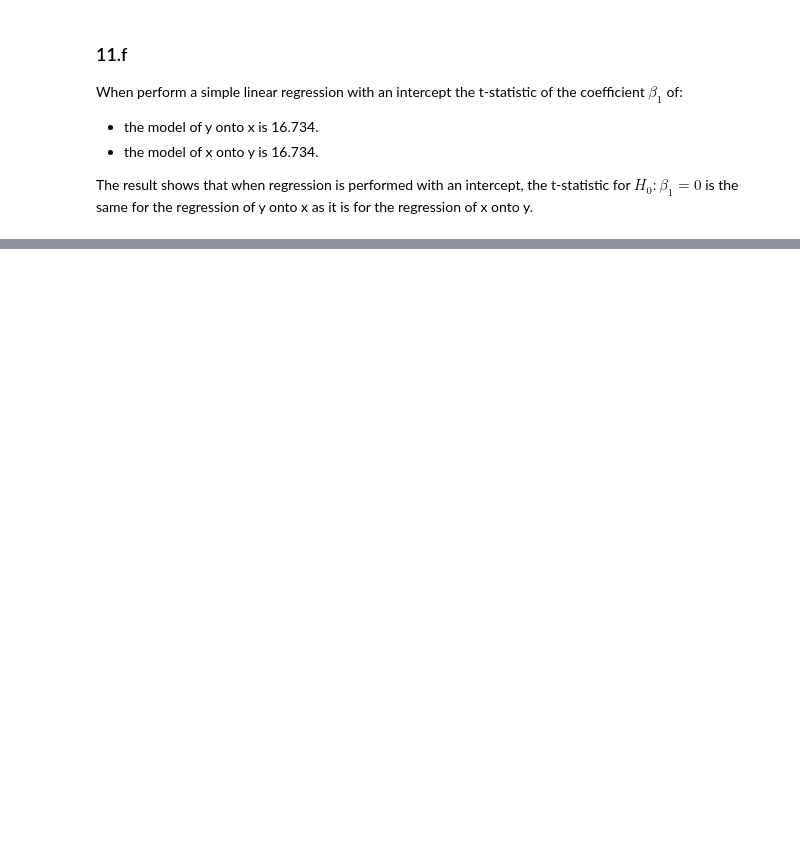
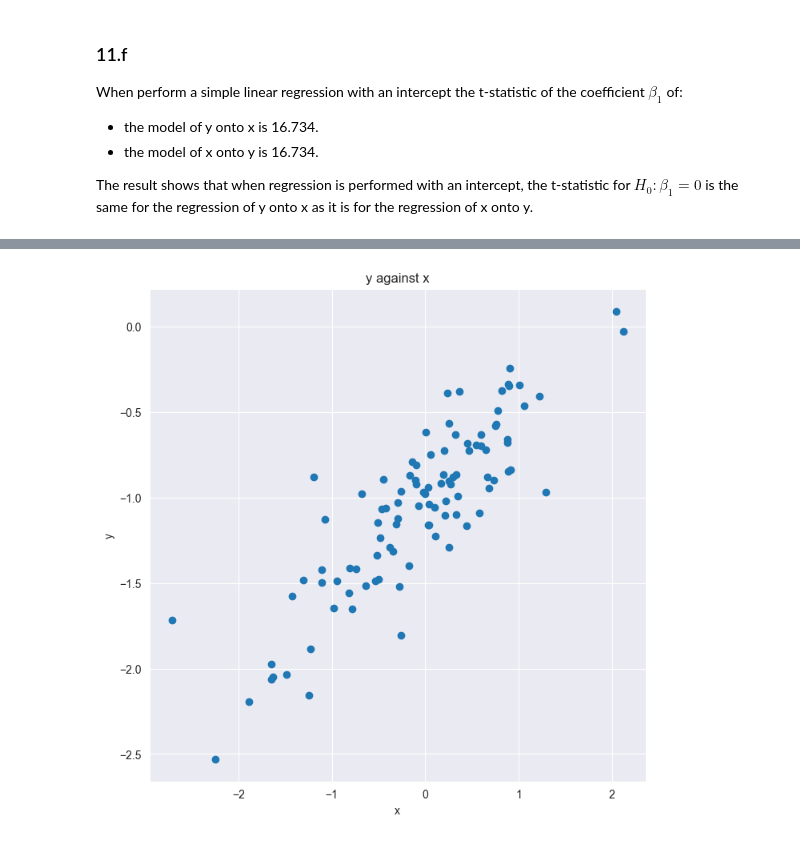
Before and after one commit to nhitran-00/ISL, a Jupyter notebook: chapter_3.ipynb, the cells around one changed output, grey strips where cells are left out. Saved outputs shown, nothing was run; the diff lists cells and outputs as text; code cells hidden in the pictures; blank space fills up the shorter version.

```diff
--- a/chapter_3.ipynb
+++ b/chapter_3.ipynb
@@ -856,0 +893,6 @@ The result shows that when regression is performed with an intercept, the t-stat
+# %%
+# Generate data
+rng = np.random.default_rng(1)
+x_13 = rng.normal(loc=0, scale=1, size=100)
+eps_a = rng.normal(loc=0, scale=0.25, size=100)
+y_13_a = -1 + 0.5 * x_13 + eps_a
@@ -856,0 +906,10 @@ The result shows that when regression is performed with an intercept, the t-stat
+# %%
+# create a scatter plot of y against x
+fig, ax = plt.subplots(1,1, figsize=(8,8))
+
+ax.scatter(x_13, y_13_a)
+ax.set_xlabel('x')
+ax.set_ylabel('y')
+ax.set_title('y against x');
+# %% [output]
+[figure, added]
```
Also changed, not shown: parts of 30 cells of this notebook.
